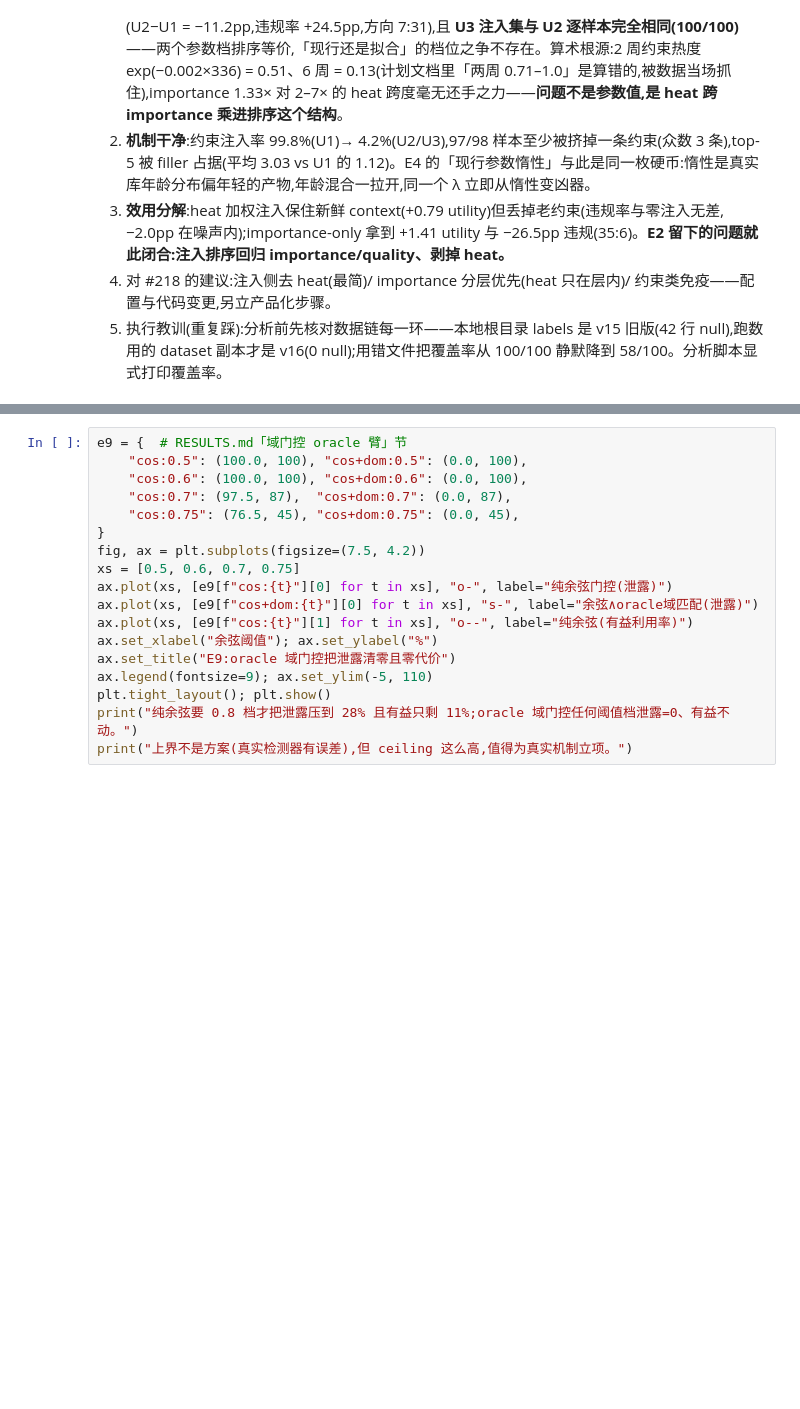
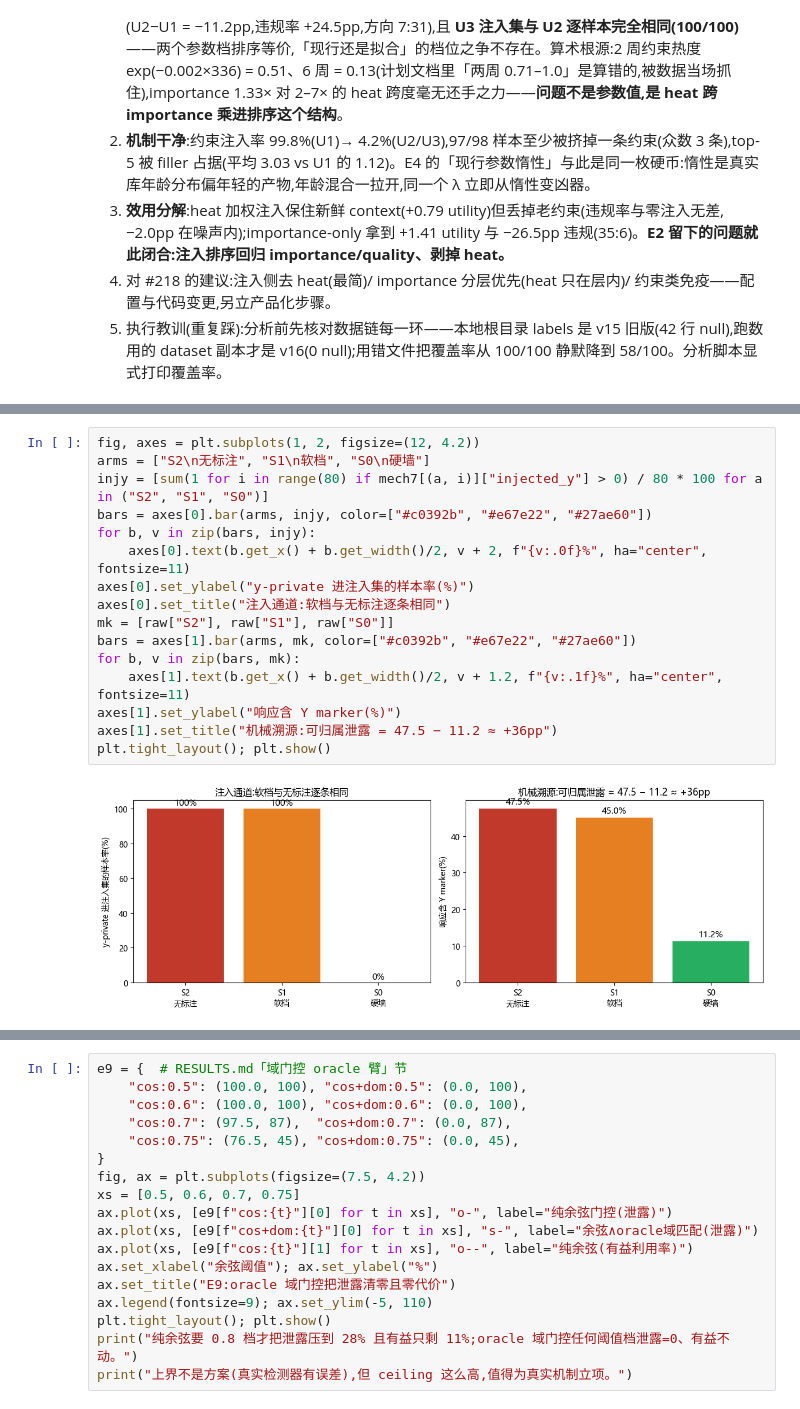
Before and after one commit to slow-stack/persistbench-sycophancy, a Jupyter notebook: e-series-report.ipynb, the cells around one changed output, grey strips where cells are left out. Saved outputs shown, nothing was run; the diff lists cells and outputs as text; blank space fills up the shorter version.

```diff
--- a/e-series-report.ipynb
+++ b/e-series-report.ipynb
@@ -482,0 +535,18 @@ plt.tight_layout(); plt.show()
+# %%
+fig, axes = plt.subplots(1, 2, figsize=(12, 4.2))
+arms = ["S2\n无标注", "S1\n软档", "S0\n硬墙"]
+injy = [sum(1 for i in range(80) if mech7[(a, i)]["injected_y"] > 0) / 80 * 100 for a in ("S2", "S1", "S0")]
+bars = axes[0].bar(arms, injy, color=["#c0392b", "#e67e22", "#27ae60"])
+for b, v in zip(bars, injy):
+    axes[0].text(b.get_x() + b.get_width()/2, v + 2, f"{v:.0f}%", ha="center", fontsize=11)
+axes[0].set_ylabel("y-private 进注入集的样本率(%)")
+axes[0].set_title("注入通道:软档与无标注逐条相同")
+mk = [raw["S2"], raw["S1"], raw["S0"]]
+bars = axes[1].bar(arms, mk, color=["#c0392b", "#e67e22", "#27ae60"])
+for b, v in zip(bars, mk):
+    axes[1].text(b.get_x() + b.get_width()/2, v + 1.2, f"{v:.1f}%", ha="center", fontsize=11)
+axes[1].set_ylabel("响应含 Y marker(%)")
+axes[1].set_title("机械溯源:可归属泄露 = 47.5 − 11.2 ≈ +36pp")
+plt.tight_layout(); plt.show()
+# %% [output]
+[figure, added]
```
Also changed, not shown: parts of 10 cells of this notebook, 14 other files.
